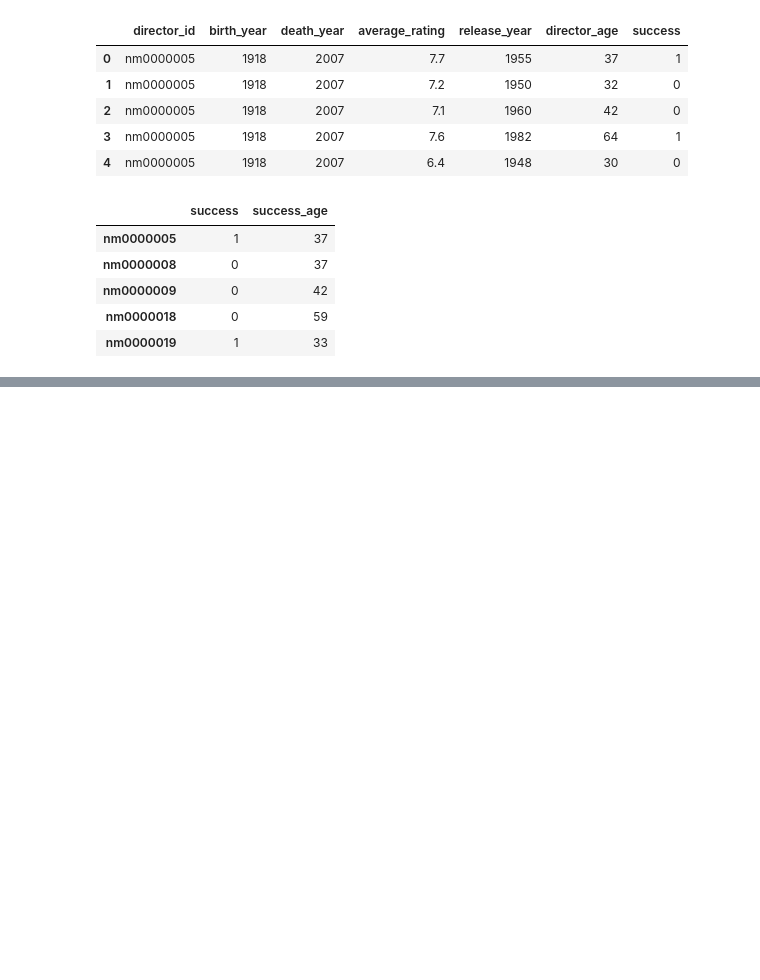
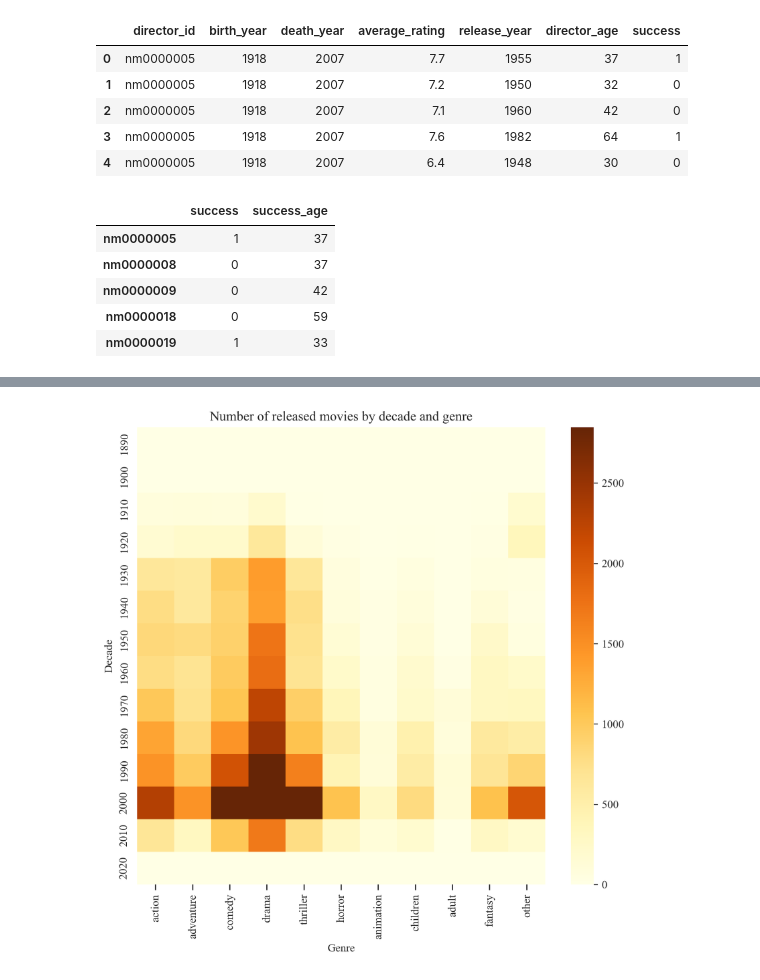
Before and after one commit to epfl-ada/ada-2022-project-zozoz, a Jupyter notebook: src/final.ipynb, the cells around one changed output, grey strips where cells are left out. Drawn from its saved outputs; the diff is of its cells as text; code cells hidden in the pictures; blank space fills up the shorter version.

```diff
--- a/src/final.ipynb
+++ b/src/final.ipynb
@@ -118,0 +130,12 @@ print(f"The mean age of director deaths is {(movie_director['death_year'] - movi
+# %%
+genre_movie_df = is_of_type_df.copy()
+genre_movie_df["genre_encoding"] = genre_movie_df["genre_name"].apply(lambda g: fr.GENRE_MAPPING[g])
+genre_movie_df["genre_encoding"] = genre_movie_df["genre_encoding"].apply(
+    lambda l: np.sum([np.array(fr.GENRE_ENCODING[g]) for g in l],axis=0))
+for genre in fr.GENRE_LIST:
+    genre_movie_df[genre] = genre_movie_df["genre_encoding"].apply(
+        lambda l: l[fr.GENRE_LIST.index(genre)])
+    movie_regression_df[genre] = genre_movie_df.groupby("movie_id")[genre].max()
+movie_regression_df["genre_number"] = genre_movie_df.groupby("movie_id")["genre_name"].count()
+# %%
+movie_regression_df["decade"] = movie_regression_df["release_date"].apply(lambda d: d.year - d.year%10)
@@ -118,0 +156,13 @@ print(f"The mean age of director deaths is {(movie_director['death_year'] - movi
+# %%
+sum_nb_genre = movie_regression_df[fr.GENRE_LIST+["decade"]].groupby("decade").sum()
+# %%
+sum_nb_genre.rename(columns={"genre": 'other'}, inplace=True)
+# %%
+fig, ax = plt.subplots(figsize=(7, 7))
+sns.heatmap(sum_nb_genre, robust=True, square=False, cmap="YlOrBr", ax=ax)
+ax.set_title("Number of released movies by decade and genre")
+ax.set_xlabel("Genre")
+_ = ax.set_ylabel("Decade")
+fig.savefig('../docs/static/plots/genre_heatmap_num.png', bbox_inches='tight', dpi=600)
+# %% [output]
+[figure, added]
```
Also changed, not shown: parts of 14 cells of this notebook, 8 other files.
